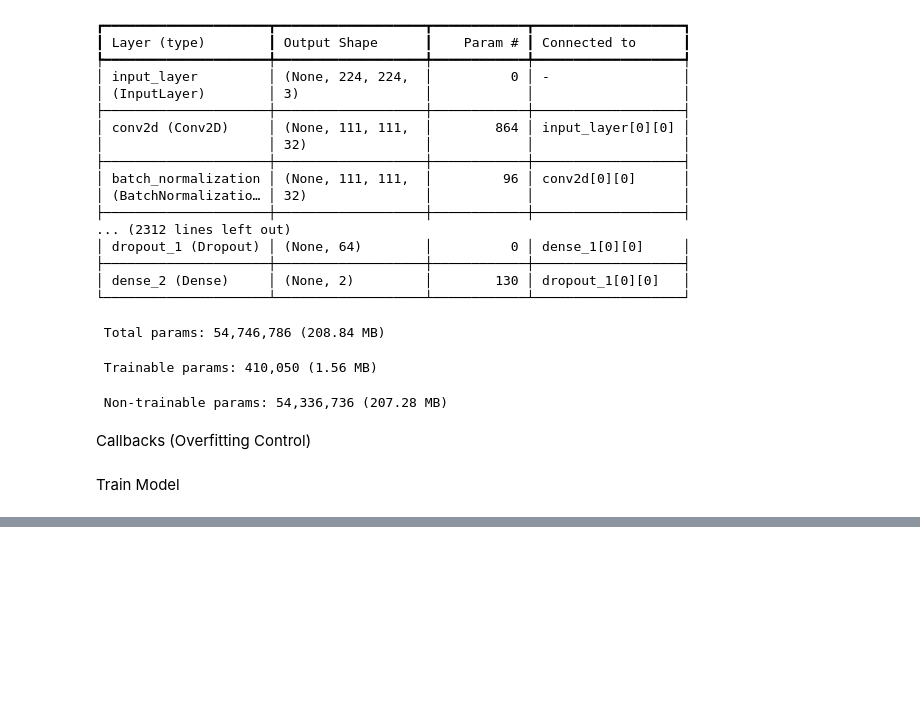
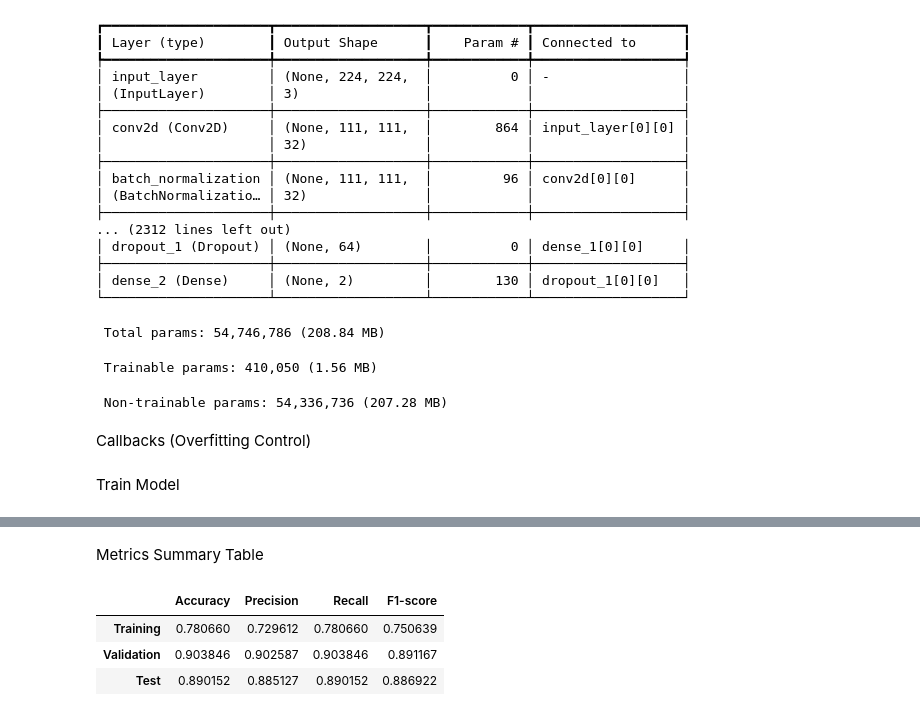
Before and after one commit to prayog-ai-labs/oral-cancer-cnn, a Jupyter notebook: Oral_Cancer_InceptionResNetV2.ipynb, the cells around one changed output, grey strips where cells are left out. Saved outputs shown, nothing was run; the diff lists cells and outputs as text; code cells hidden in the pictures; blank space fills up the shorter version.

```diff
--- a/Oral_Cancer_InceptionResNetV2.ipynb
+++ b/Oral_Cancer_InceptionResNetV2.ipynb
@@ -197 +199,14 @@ WARNING:absl:You are saving your model as an HDF5 file via `model.save()` or `ke
+# %%
+def evaluate_model(generator, model):
+    generator.reset()
+    preds = model.predict(generator)
+    y_pred = np.argmax(preds, axis=1)
+    y_true = generator.classes
+
+    return {
+        "Accuracy": accuracy_score(y_true, y_pred),
+        "Precision": precision_score(y_true, y_pred, average="weighted"),
+        "Recall": recall_score(y_true, y_pred, average="weighted"),
+        "F1-score": f1_score(y_true, y_pred, average="weighted")
+    }
 # %% [markdown]
@@ -254,0 +214,3 @@ Final Conclusion (Markdown)
+# %%
+train_metrics = evaluate_model(train_generator, model)
+train_metrics
@@ -254,0 +225,3 @@ Final Conclusion (Markdown)
+# %%
+val_metrics = evaluate_model(val_generator, model)
+val_metrics
@@ -254,0 +236,3 @@ Final Conclusion (Markdown)
+# %%
+test_metrics = evaluate_model(test_generator, model)
+test_metrics
@@ -254,0 +245,20 @@ Final Conclusion (Markdown)
+# %% [markdown]
+Metrics Summary Table
+# %%
+import pandas as pd
+
+metrics_df = pd.DataFrame.from_dict(
+    {
+        "Training": train_metrics,
+        "Validation": val_metrics,
+        "Test": test_metrics
+    },
+    orient="index"
+)
+
+metrics_df
+# %% [output]
+|  | Accuracy | Precision | Recall | F1-score |
+| Training | 0.780660 | 0.729612 | 0.780660 | 0.750639 |
+| Validation | 0.903846 | 0.902587 | 0.903846 | 0.891167 |
+| Test | 0.890152 | 0.885127 | 0.890152 | 0.886922 |
```
Also changed, not shown: parts of 20 cells of this notebook.
